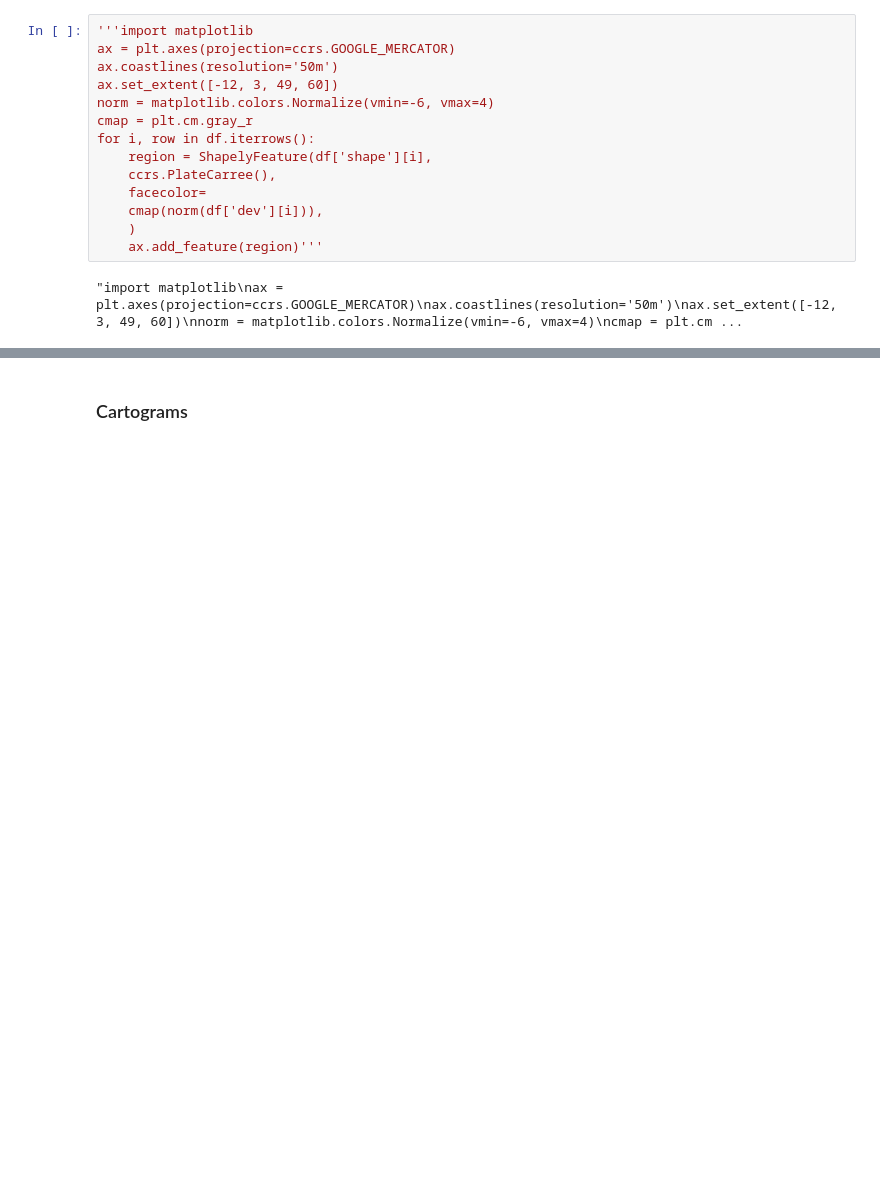
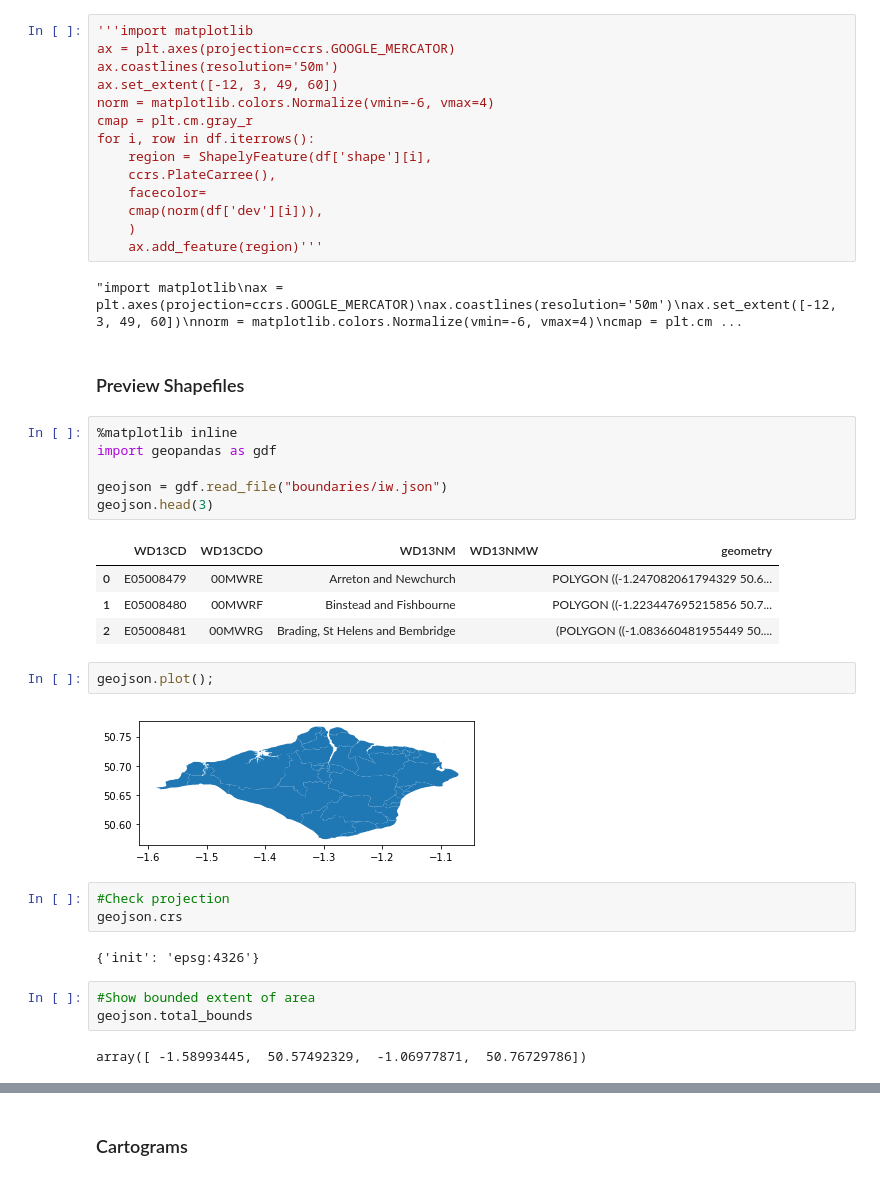
Before and after one commit to psychemedia/showntell, a Jupyter notebook: index_maps.ipynb, the cells around one changed output, grey strips where cells are left out. Saved outputs shown, nothing was run; the diff lists cells and outputs as text; blank space fills up the shorter version.

```diff
--- a/index_maps.ipynb
+++ b/index_maps.ipynb
@@ -374,3 +425,30 @@ for i, row in df.iterrows():
     ax.add_feature(region)'''
 # %% [output]
 "import matplotlib\nax = plt.axes(projection=ccrs.GOOGLE_MERCATOR)\nax.coastlines(resolution='50m')\nax.set_extent([-12, 3, 49, 60])\nnorm = matplotlib.colors.Normalize(vmin=-6, vmax=4)\ncmap = plt.cm ...
+# %% [markdown]
+### Preview Shapefiles
+# %%
+%matplotlib inline
+import geopandas as gdf
+
+geojson = gdf.read_file("boundaries/iw.json")
+geojson.head(3)
+# %% [output]
+|  | WD13CD | WD13CDO | WD13NM | WD13NMW | geometry |
+| 0 | E05008479 | 00MWRE | Arreton and Newchurch |  | POLYGON ((-1.247082061794329 50.6... |
+| 1 | E05008480 | 00MWRF | Binstead and Fishbourne |  | POLYGON ((-1.223447695215856 50.7... |
+| 2 | E05008481 | 00MWRG | Brading, St Helens and Bembridge |  | (POLYGON ((-1.083660481955449 50.... |
+# %%
+geojson.plot();
+# %% [output]
+[figure, added]
+# %%
+#Check projection
+geojson.crs
+# %% [output]
+{'init': 'epsg:4326'}
+# %%
+#Show bounded extent of area
+geojson.total_bounds
+# %% [output]
+array([ -1.58993445,  50.57492329,  -1.06977871,  50.76729786])
```
Also changed, not shown: parts of 20 cells of this notebook, 5 other files.
